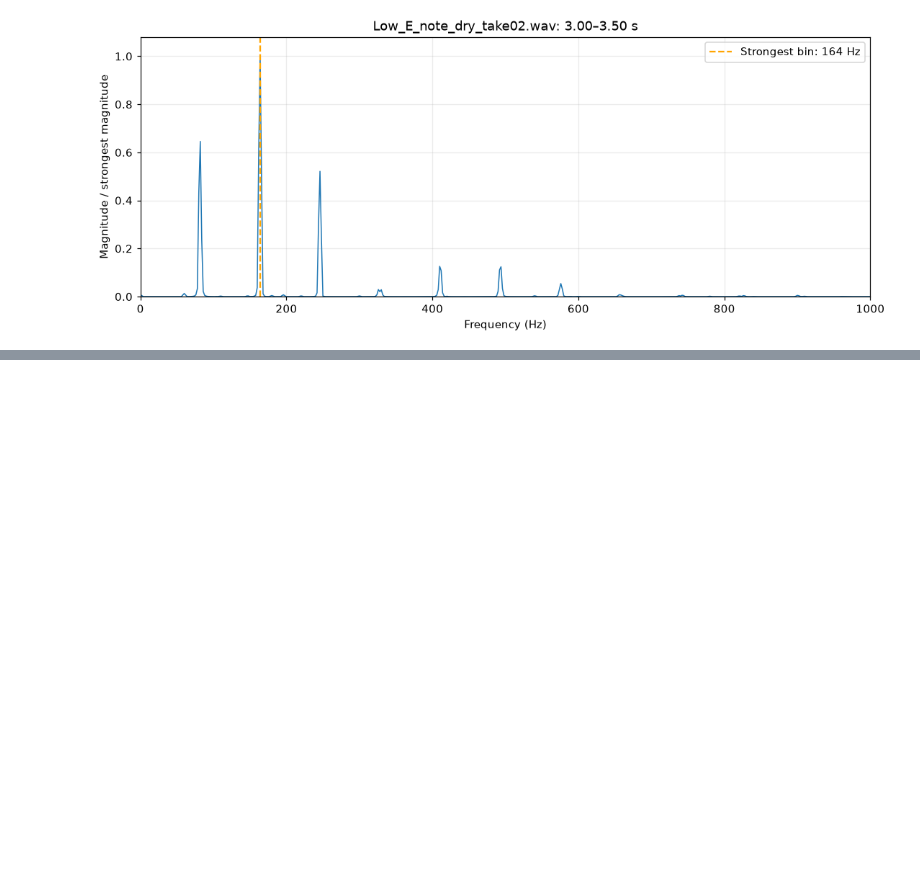
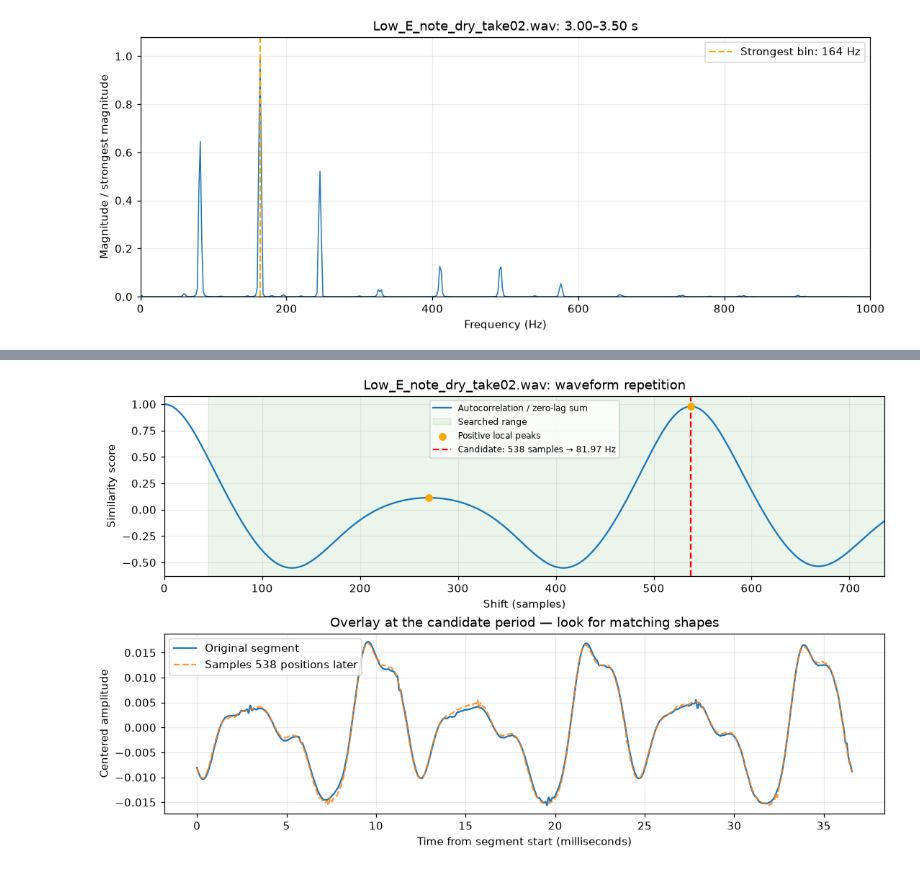
Before and after one commit to wesley-hawes/Guitar_ML, a Jupyter notebook: 02_understanding_frequency.ipynb, the cells around one changed output, grey strips where cells are left out. Saved outputs shown, nothing was run; the diff lists cells and outputs as text; code cells hidden in the pictures; blank space fills up the shorter version.

Commit message:
Autocorrelation notebook for naalyzing pitch frequency across notes

```diff
--- a/02_understanding_frequency.ipynb
+++ b/02_understanding_frequency.ipynb
@@ -150,0 +246,26 @@ API references: [NumPy rfft](https://numpy.org/doc/stable/reference/generated/nu
+# %%
+fig, axes = plt.subplots(2, 1, figsize=(10, 6), constrained_layout=True)
+axes[0].plot(lags, similarity, label="Autocorrelation / zero-lag sum")
+axes[0].axvspan(minimum_lag, maximum_lag, color="green", alpha=0.08,
+                label="Searched range")
+axes[0].scatter(peak_lags, similarity[peak_lags], color="orange", zorder=3,
+                label="Positive local peaks")
+axes[0].axvline(best_lag, color="red", linestyle="--",
+                label=f"Candidate: {best_lag} samples → {candidate_frequency:.2f} Hz")
+axes[0].set(xlabel="Shift (samples)", ylabel="Similarity score",
+            title=f"{file_path.name}: waveform repetition", xlim=(0, maximum_lag + 1))
+axes[0].legend(fontsize=8)
+axes[0].grid(alpha=0.25)
+
+overlay_count = min(3 * best_lag, len(centered) - best_lag)
+overlay_time = np.arange(overlay_count) / sample_rate * 1000
+axes[1].plot(overlay_time, centered[:overlay_count], label="Original segment")
+axes[1].plot(overlay_time, centered[best_lag:best_lag + overlay_count],
+             linestyle="--", alpha=0.8, label=f"Samples {best_lag} positions later")
+axes[1].set(xlabel="Time from segment start (milliseconds)", ylabel="Centered amplitude",
+            title="Overlay at the candidate period — look for matching shapes")
+axes[1].legend()
+axes[1].grid(alpha=0.25)
+plt.show()
+# %% [output]
+[figure, added]
```
Also changed, not shown: parts of 6 cells of this notebook, 3 other files.
